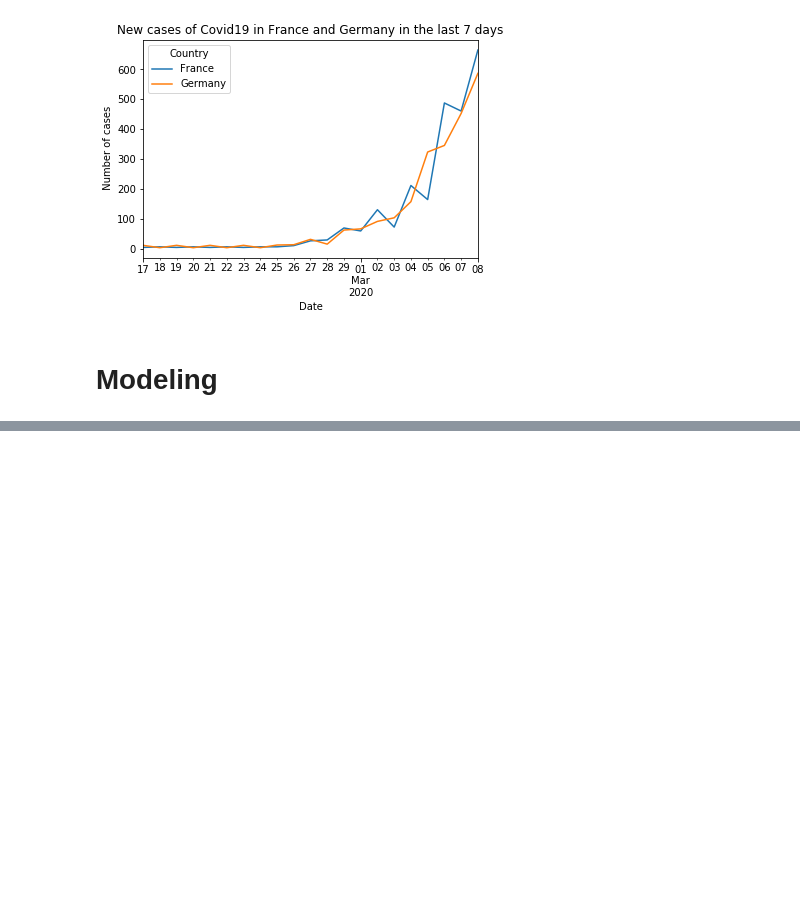
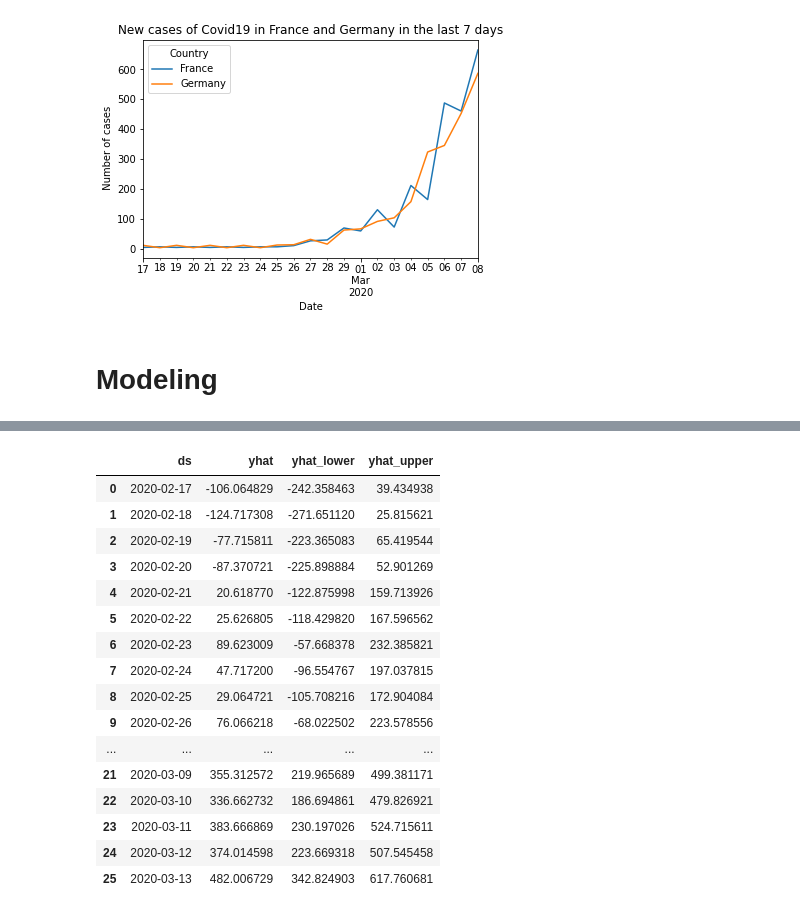
Before and after one commit to VianneyMI/Coronavirus_Pred, a Jupyter notebook: covid19_prediction.ipynb, the cells around one changed output, grey strips where cells are left out. Drawn from its saved outputs; the diff is of its cells as text; code cells hidden in the pictures; blank space fills up the shorter version.

```diff
--- a/covid19_prediction.ipynb
+++ b/covid19_prediction.ipynb
@@ -243,0 +295,20 @@ LinearRegression(copy_X=True, fit_intercept=True, n_jobs=None, normalize=False)
+# %%
+forecast[['ds', 'yhat', 'yhat_lower', 'yhat_upper']]
+# %% [output]
+|  | ds | yhat | yhat_lower | yhat_upper |
+| 0 | 2020-02-17 | -106.064829 | -242.358463 | 39.434938 |
+| 1 | 2020-02-18 | -124.717308 | -271.651120 | 25.815621 |
+| 2 | 2020-02-19 | -77.715811 | -223.365083 | 65.419544 |
+| 3 | 2020-02-20 | -87.370721 | -225.898884 | 52.901269 |
+| 4 | 2020-02-21 | 20.618770 | -122.875998 | 159.713926 |
+| 5 | 2020-02-22 | 25.626805 | -118.429820 | 167.596562 |
+| 6 | 2020-02-23 | 89.623009 | -57.668378 | 232.385821 |
+| 7 | 2020-02-24 | 47.717200 | -96.554767 | 197.037815 |
+| 8 | 2020-02-25 | 29.064721 | -105.708216 | 172.904084 |
+| 9 | 2020-02-26 | 76.066218 | -68.022502 | 223.578556 |
+| ... | ... | ... | ... | ... |
+| 21 | 2020-03-09 | 355.312572 | 219.965689 | 499.381171 |
+| 22 | 2020-03-10 | 336.662732 | 186.694861 | 479.826921 |
+| 23 | 2020-03-11 | 383.666869 | 230.197026 | 524.715611 |
+| 24 | 2020-03-12 | 374.014598 | 223.669318 | 507.545458 |
+| 25 | 2020-03-13 | 482.006729 | 342.824903 | 617.760681 |
```
Also changed, not shown: parts of 9 cells of this notebook.
